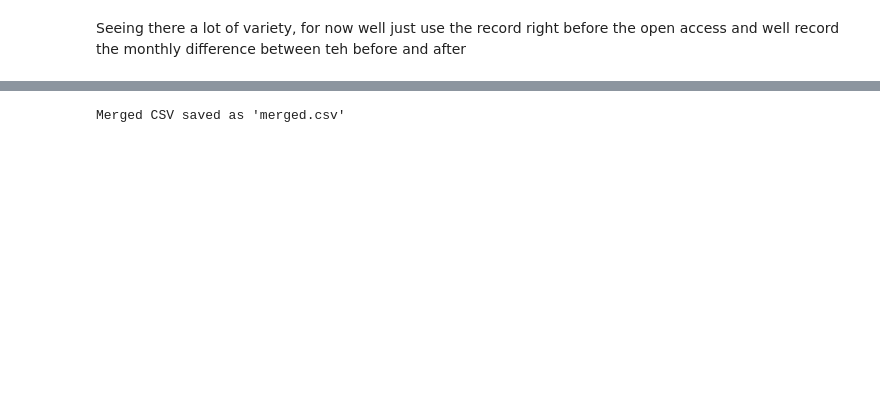
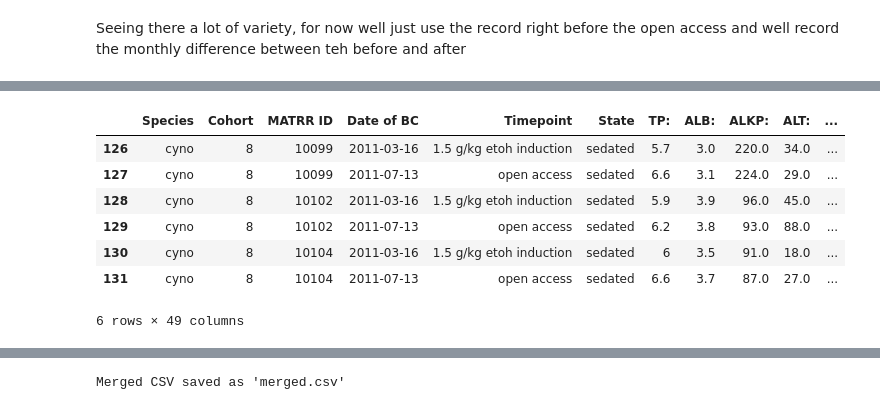
Before and after one commit to arogelg/MATRR-Capstone-Project, a Jupyter notebook: loading_data.ipynb, the cells around one changed output, grey strips where cells are left out. Saved outputs shown, nothing was run; the diff lists cells and outputs as text; code cells hidden in the pictures; blank space fills up the shorter version.

```diff
--- a/loading_data.ipynb
+++ b/loading_data.ipynb
@@ -230,3 +424,15 @@ final_df = final_df.sort_values(['MATRR ID', 'phase']).reset_index(drop=True)
+# %%
+#Check the timepoit of the after phase rows
+final_df[final_df['months_diff'] <=3]
+# %% [output]
+|  | Species | Cohort | MATRR ID | Date of BC | Timepoint | State | TP: | ALB: | ALKP: | ALT: | ... |
+| 126 | cyno | 8 | 10099 | 2011-03-16 | 1.5 g/kg etoh induction | sedated | 5.7 | 3.0 | 220.0 | 34.0 | ... |
+| 127 | cyno | 8 | 10099 | 2011-07-13 | open access | sedated | 6.6 | 3.1 | 224.0 | 29.0 | ... |
+| 128 | cyno | 8 | 10102 | 2011-03-16 | 1.5 g/kg etoh induction | sedated | 5.9 | 3.9 | 96.0 | 45.0 | ... |
+| 129 | cyno | 8 | 10102 | 2011-07-13 | open access | sedated | 6.2 | 3.8 | 93.0 | 88.0 | ... |
+| 130 | cyno | 8 | 10104 | 2011-03-16 | 1.5 g/kg etoh induction | sedated | 6 | 3.5 | 91.0 | 18.0 | ... |
+| 131 | cyno | 8 | 10104 | 2011-07-13 | open access | sedated | 6.6 | 3.7 | 87.0 | 27.0 | ... |
+6 rows × 49 columns
 # %%
 final_df.to_csv('csv files/Before_After.csv', index=False)
 # %%
```
Also changed, not shown: parts of 53 cells of this notebook, 3 other files.
